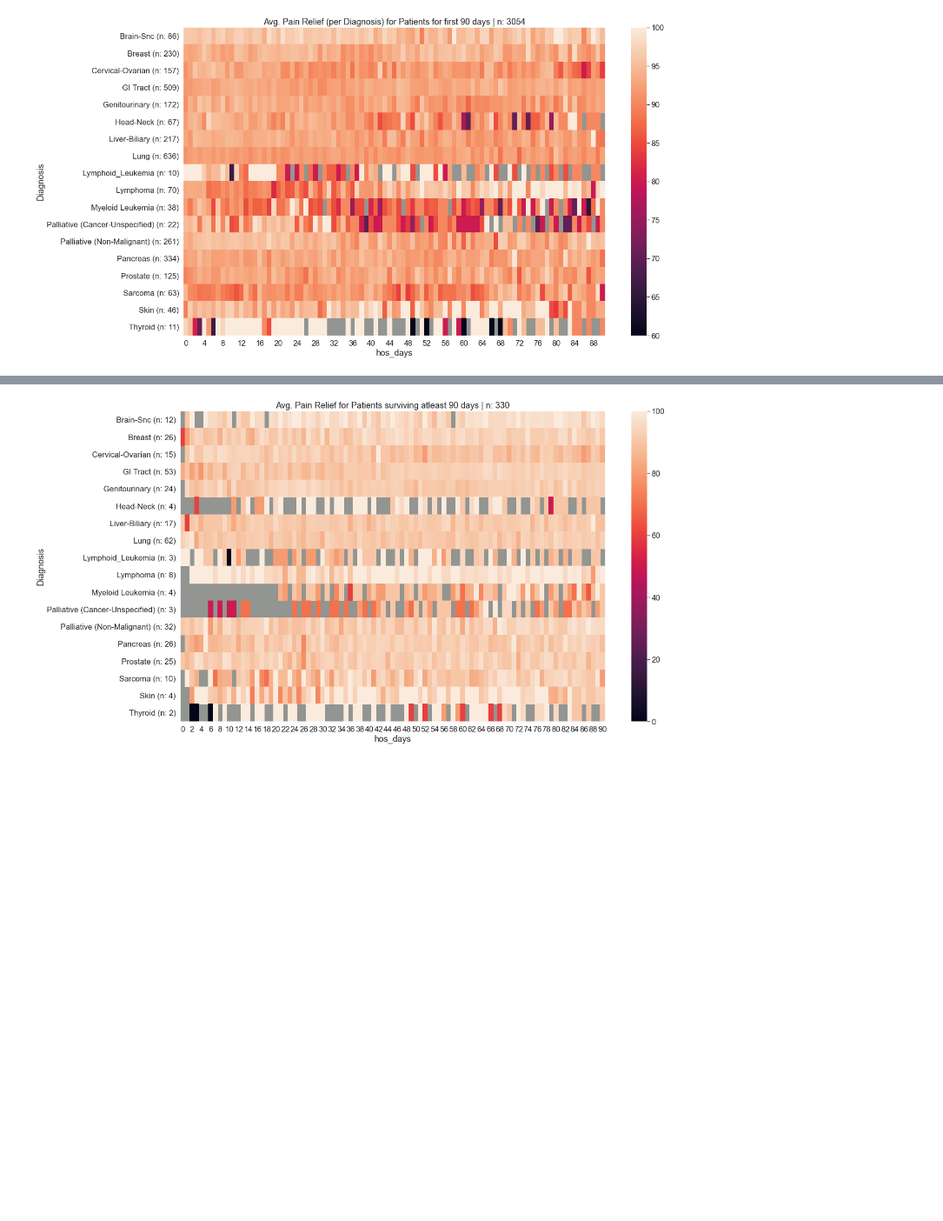
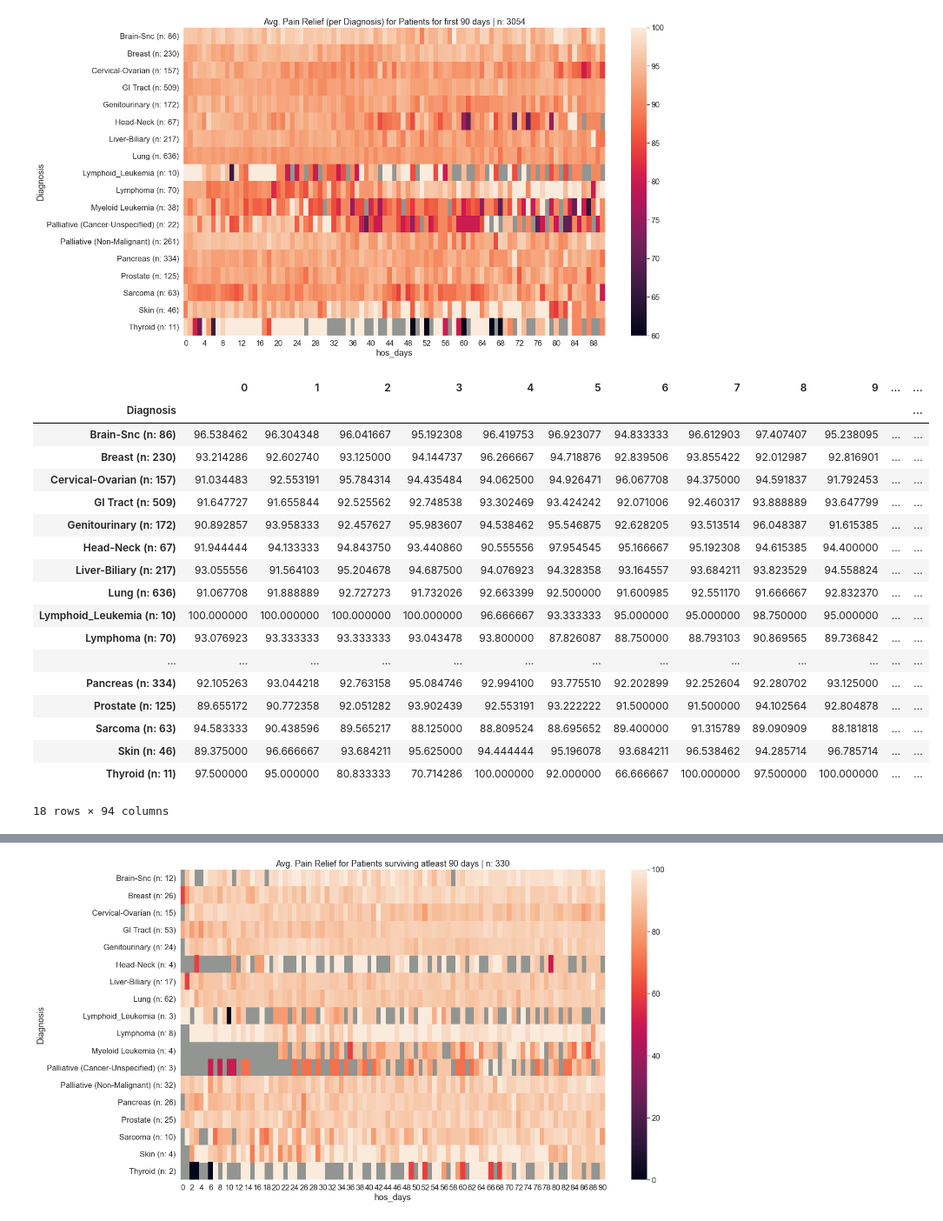
Before and after one commit to ryflect/cs692r-hospice, a Jupyter notebook: Referral Analysis - Pain Control.ipynb, the cells around one changed output, grey strips where cells are left out. Shown at 87% size. Saved outputs shown, nothing was run; the diff lists cells and outputs as text; code cells hidden in the pictures; blank space fills up the shorter version.

```diff
--- a/Referral Analysis - Pain Control.ipynb
+++ b/Referral Analysis - Pain Control.ipynb
@@ -607,3 +619,25 @@ plt.show()
+# %%
+get_coeffs(df_p4, 90)
+# %% [output]
+|  | 0 | 1 | 2 | 3 | 4 | 5 | 6 | 7 | 8 | 9 | ... | ... |
+| Diagnosis |  |  |  |  |  |  |  |  |  |  |  | ... |
+| Brain-Snc (n: 86) | 96.538462 | 96.304348 | 96.041667 | 95.192308 | 96.419753 | 96.923077 | 94.833333 | 96.612903 | 97.407407 | 95.238095 | ... | ... |
+| Breast (n: 230) | 93.214286 | 92.602740 | 93.125000 | 94.144737 | 96.266667 | 94.718876 | 92.839506 | 93.855422 | 92.012987 | 92.816901 | ... | ... |
+| Cervical-Ovarian (n: 157) | 91.034483 | 92.553191 | 95.784314 | 94.435484 | 94.062500 | 94.926471 | 96.067708 | 94.375000 | 94.591837 | 91.792453 | ... | ... |
+| GI Tract (n: 509) | 91.647727 | 91.655844 | 92.525562 | 92.748538 | 93.302469 | 93.424242 | 92.071006 | 92.460317 | 93.888889 | 93.647799 | ... | ... |
+| Genitourinary (n: 172) | 90.892857 | 93.958333 | 92.457627 | 95.983607 | 94.538462 | 95.546875 | 92.628205 | 93.513514 | 96.048387 | 91.615385 | ... | ... |
+| Head-Neck (n: 67) | 91.944444 | 94.133333 | 94.843750 | 93.440860 | 90.555556 | 97.954545 | 95.166667 | 95.192308 | 94.615385 | 94.400000 | ... | ... |
+| Liver-Biliary (n: 217) | 93.055556 | 91.564103 | 95.204678 | 94.687500 | 94.076923 | 94.328358 | 93.164557 | 93.684211 | 93.823529 | 94.558824 | ... | ... |
+| Lung (n: 636) | 91.067708 | 91.888889 | 92.727273 | 91.732026 | 92.663399 | 92.500000 | 91.600985 | 92.551170 | 91.666667 | 92.832370 | ... | ... |
+| Lymphoid_Leukemia (n: 10) | 100.000000 | 100.000000 | 100.000000 | 100.000000 | 96.666667 | 93.333333 | 95.000000 | 95.000000 | 98.750000 | 95.000000 | ... | ... |
+| Lymphoma (n: 70) | 93.076923 | 93.333333 | 93.333333 | 93.043478 | 93.800000 | 87.826087 | 88.750000 | 88.793103 | 90.869565 | 89.736842 | ... | ... |
+| ... | ... | ... | ... | ... | ... | ... | ... | ... | ... | ... | ... | ... |
+| Pancreas (n: 334) | 92.105263 | 93.044218 | 92.763158 | 95.084746 | 92.994100 | 93.775510 | 92.202899 | 92.252604 | 92.280702 | 93.125000 | ... | ... |
+| Prostate (n: 125) | 89.655172 | 90.772358 | 92.051282 | 93.902439 | 92.553191 | 93.222222 | 91.500000 | 91.500000 | 94.102564 | 92.804878 | ... | ... |
+| Sarcoma (n: 63) | 94.583333 | 90.438596 | 89.565217 | 88.125000 | 88.809524 | 88.695652 | 89.400000 | 91.315789 | 89.090909 | 88.181818 | ... | ... |
+| Skin (n: 46) | 89.375000 | 96.666667 | 93.684211 | 95.625000 | 94.444444 | 95.196078 | 93.684211 | 96.538462 | 94.285714 | 96.785714 | ... | ... |
+| Thyroid (n: 11) | 97.500000 | 95.000000 | 80.833333 | 70.714286 | 100.000000 | 92.000000 | 66.666667 | 100.000000 | 97.500000 | 100.000000 | ... | ... |
+18 rows × 94 columns
 # %%
 s_time = 90
 df_p6 = df_pa[df_pa['survival_time_days'] >= s_time]
```
Also changed, not shown: parts of 5 cells of this notebook, 4 other files.
